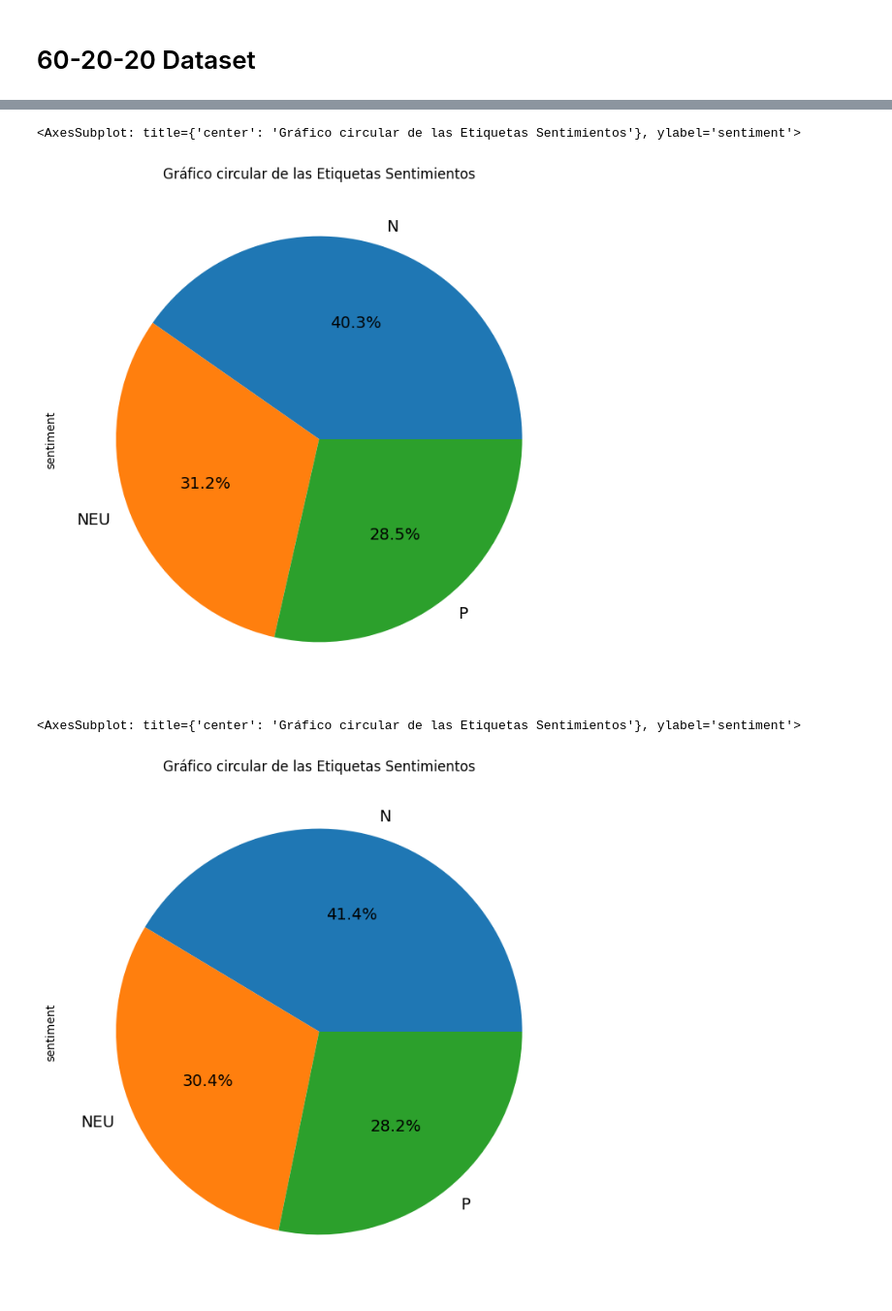
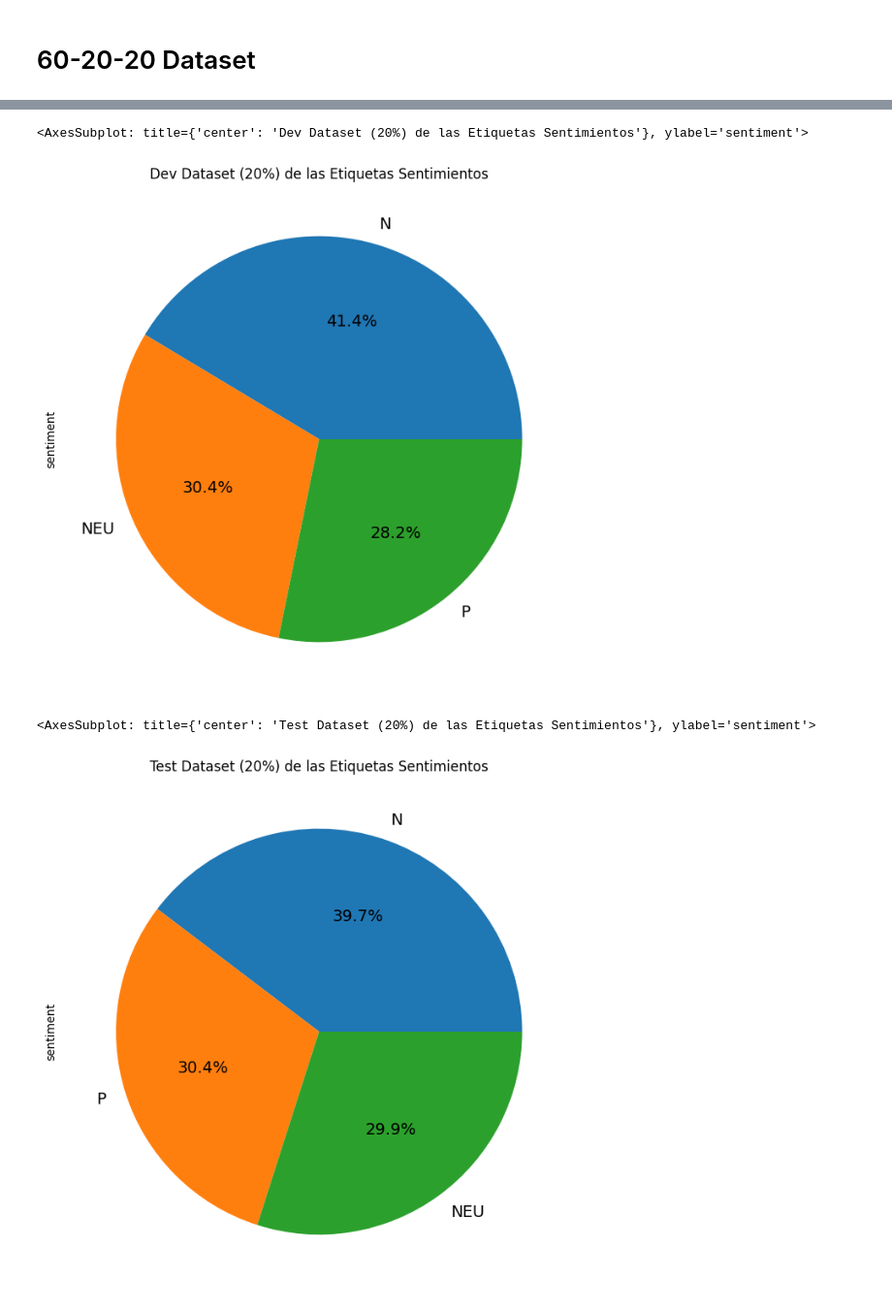
Before and after one commit to nfanlo/spanish-classifier-tfg, a Jupyter notebook: my_tests/Dataset Analysis.ipynb, the cells around one changed output, grey strips where cells are left out. Shown: that part at 97% size. Cells and saved outputs as stored; diff of their text form; code cells hidden in the pictures.

Commit message:
Fix variable names and graphs data

```diff
--- a/my_tests/Dataset Analysis.ipynb
+++ b/my_tests/Dataset Analysis.ipynb
@@ -19,16 +19,16 @@ pie1.plot(kind='pie', title='Gráfico circular de las Etiquetas Sentimientos',y
 # %%
-pie1=pd.DataFrame(df2['sentiment'].replace(0,'Negativo').replace(1,'Neutro').replace(2,'Positivo').value_counts())
-pie1.reset_index(inplace=True)
-pie1.plot(kind='pie', title='Gráfico circular de las Etiquetas Sentimientos',y = 'sentiment',
-          autopct='%1.1f%%', shadow=False, labels=pie1['index'], legend = False, fontsize=14, figsize=(8,8))
+pie_dev=pd.DataFrame(dev_df['sentiment'].replace(0,'Negativo').replace(1,'Neutro').replace(2,'Positivo').value_counts())
+pie_dev.reset_index(inplace=True)
+pie_dev.plot(kind='pie', title='Dev Dataset (20%) de las Etiquetas Sentimientos',y = 'sentiment',
+          autopct='%1.1f%%', shadow=False, labels=pie_dev['index'], legend = False, fontsize=14, figsize=(8,8))
 # %% [output]
-<AxesSubplot: title={'center': 'Gráfico circular de las Etiquetas Sentimientos'}, ylabel='sentiment'>
+<AxesSubplot: title={'center': 'Dev Dataset (20%) de las Etiquetas Sentimientos'}, ylabel='sentiment'>
-[figure, old version]
+[figure, new version]
 # %%
-pie1=pd.DataFrame(df3['sentiment'].replace(0,'Negativo').replace(1,'Neutro').replace(2,'Positivo').value_counts())
-pie1.reset_index(inplace=True)
-pie1.plot(kind='pie', title='Gráfico circular de las Etiquetas Sentimientos',y = 'sentiment',
-          autopct='%1.1f%%', shadow=False, labels=pie1['index'], legend = False, fontsize=14, figsize=(8,8))
+pie_test=pd.DataFrame(test_df['sentiment'].replace(0,'Negativo').replace(1,'Neutro').replace(2,'Positivo').value_counts())
+pie_test.reset_index(inplace=True)
+pie_test.plot(kind='pie', title='Test Dataset (20%) de las Etiquetas Sentimientos',y = 'sentiment',
+          autopct='%1.1f%%', shadow=False, labels=pie_test['index'], legend = False, fontsize=14, figsize=(8,8))
 # %% [output]
-<AxesSubplot: title={'center': 'Gráfico circular de las Etiquetas Sentimientos'}, ylabel='sentiment'>
+<AxesSubplot: title={'center': 'Test Dataset (20%) de las Etiquetas Sentimientos'}, ylabel='sentiment'>
-[figure, old version]
+[figure, new version]
```
Also changed, not shown: parts of 1 cell of this notebook.
